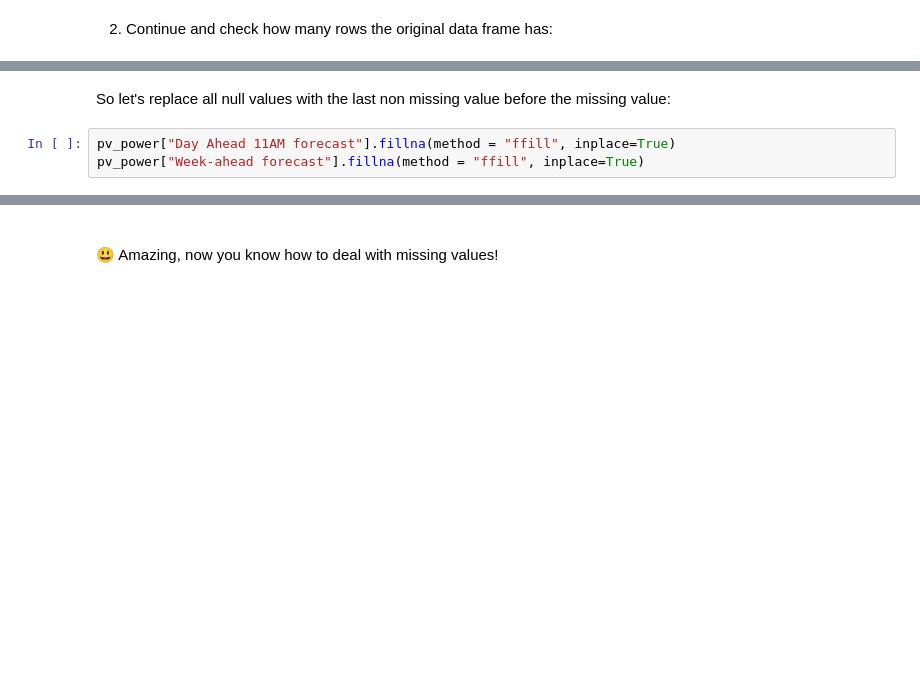
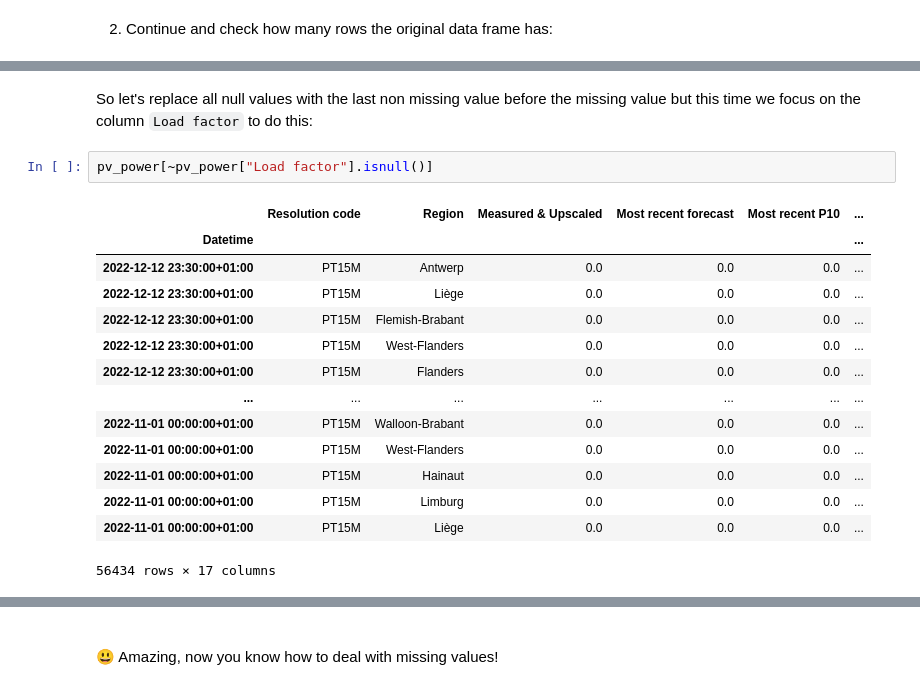
Before and after one commit to eliagroup/PythonCourseEliaGroup, a Jupyter notebook: 22-Pandas_clean_up.ipynb, the cells around one changed output, grey strips where cells are left out. Saved outputs shown, nothing was run; the diff lists cells and outputs as text; blank space fills up the shorter version.

```diff
--- a/22-Pandas_clean_up.ipynb
+++ b/22-Pandas_clean_up.ipynb
@@ -102,5 +229,19 @@ pv_power.isna().sum()
 # %% [markdown]
-So let's replace all null values with the last non missing value before the missing value:
+So let's replace all null values with the last non missing value before the missing value but this time we focus on the column `Load factor` to do this:
-# %%
-pv_power["Day Ahead 11AM forecast"].fillna(method = "ffill", inplace=True)
-pv_power["Week-ahead forecast"].fillna(method = "ffill", inplace=True)
+# %%
+pv_power[~pv_power["Load factor"].isnull()]
+# %% [output]
+|  | Resolution code | Region | Measured & Upscaled | Most recent forecast | Most recent P10 | ... |
+| Datetime |  |  |  |  |  | ... |
+| 2022-12-12 23:30:00+01:00 | PT15M | Antwerp | 0.0 | 0.0 | 0.0 | ... |
+| 2022-12-12 23:30:00+01:00 | PT15M | Liège | 0.0 | 0.0 | 0.0 | ... |
+| 2022-12-12 23:30:00+01:00 | PT15M | Flemish-Brabant | 0.0 | 0.0 | 0.0 | ... |
+| 2022-12-12 23:30:00+01:00 | PT15M | West-Flanders | 0.0 | 0.0 | 0.0 | ... |
+| 2022-12-12 23:30:00+01:00 | PT15M | Flanders | 0.0 | 0.0 | 0.0 | ... |
+| ... | ... | ... | ... | ... | ... | ... |
+| 2022-11-01 00:00:00+01:00 | PT15M | Walloon-Brabant | 0.0 | 0.0 | 0.0 | ... |
+| 2022-11-01 00:00:00+01:00 | PT15M | West-Flanders | 0.0 | 0.0 | 0.0 | ... |
+| 2022-11-01 00:00:00+01:00 | PT15M | Hainaut | 0.0 | 0.0 | 0.0 | ... |
+| 2022-11-01 00:00:00+01:00 | PT15M | Limburg | 0.0 | 0.0 | 0.0 | ... |
+| 2022-11-01 00:00:00+01:00 | PT15M | Liège | 0.0 | 0.0 | 0.0 | ... |
+56434 rows × 17 columns
```
Also changed, not shown: parts of 24 cells of this notebook, 2 other files.
